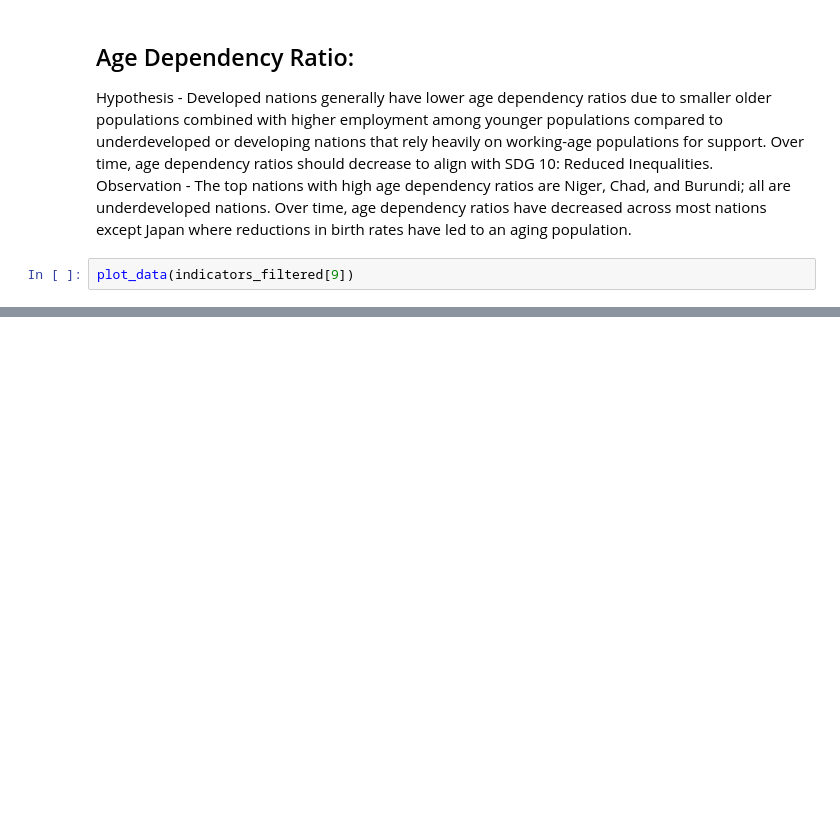
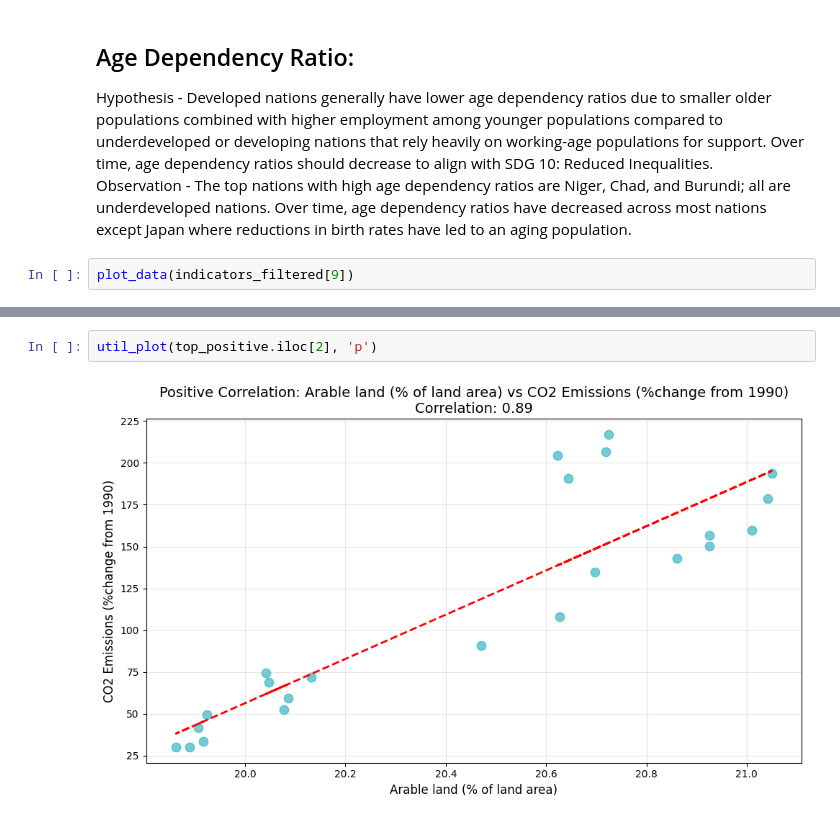
Before and after one commit to Darpana-iitgn/DataScience-Sem4, a Jupyter notebook: docs/_sources/main.ipynb, the cells around one changed output, grey strips where cells are left out. Saved outputs shown, nothing was run; the diff lists cells and outputs as text; blank space fills up the shorter version.

```diff
--- a/docs/_sources/main.ipynb
+++ b/docs/_sources/main.ipynb
@@ -370,0 +371,4 @@ Top 5 Negative Correlations:
+# %%
+util_plot(top_positive.iloc[2], 'p')
+# %% [output]
+[figure, added]
```
Also changed, not shown: parts of 39 cells of this notebook, 47 other files.
